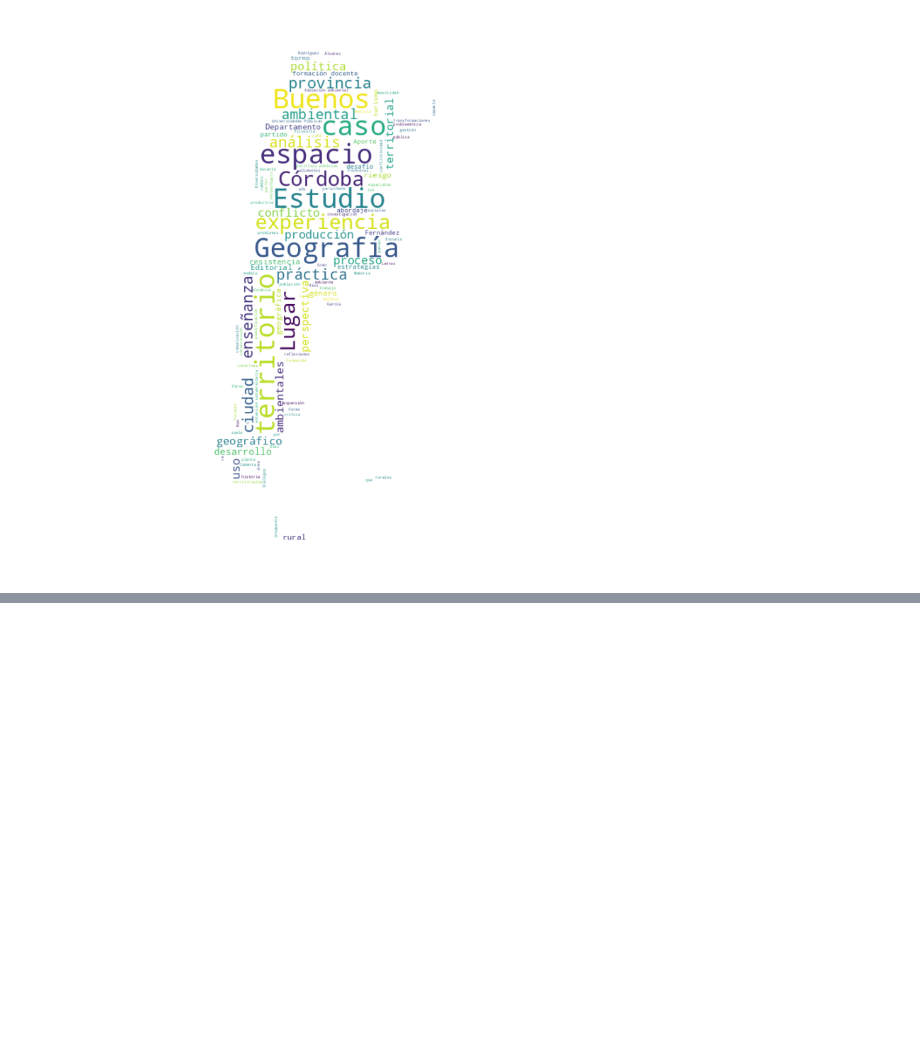
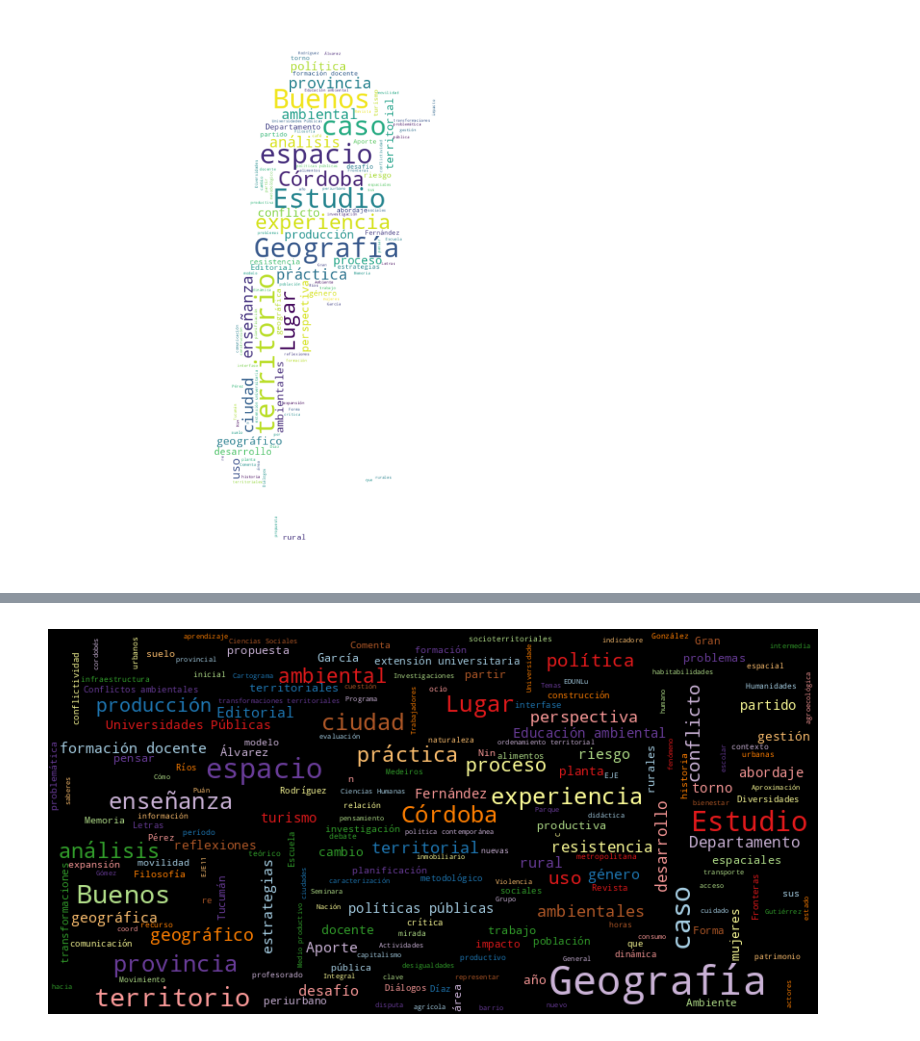
Before and after one commit to martinfernandoortiz/wordCloud_Geografia, a Jupyter notebook: wordCloud.ipynb, the cells around one changed output, grey strips where cells are left out. Saved outputs shown, nothing was run; the diff lists cells and outputs as text; code cells hidden in the pictures; blank space fills up the shorter version.

```diff
--- a/wordCloud.ipynb
+++ b/wordCloud.ipynb
@@ -264,0 +293,22 @@ plt.show()
+# %%
+
+
+wordcloud = WordCloud(width=800, height=400, relative_scaling=0.5,
+                      background_color="black",
+               max_font_size = 42, min_font_size = 6,
+               #colormap = "rainbow",
+               #colormap = "Set2",
+              colormap = "Paired",
+
+
+               #max_words = 20,
+               #contour_width = .1, contour_color = "grey",
+               stopwords = stopwords_total).generate(text)
+
+# Muestra la WordCloud con matplotlib
+plt.figure(figsize=(10, 5))
+plt.imshow(wordcloud, interpolation='bilinear')
+plt.axis('off')
+plt.show()
+# %% [output]
+[figure, added]
```
Also changed, not shown: parts of 12 cells of this notebook.
